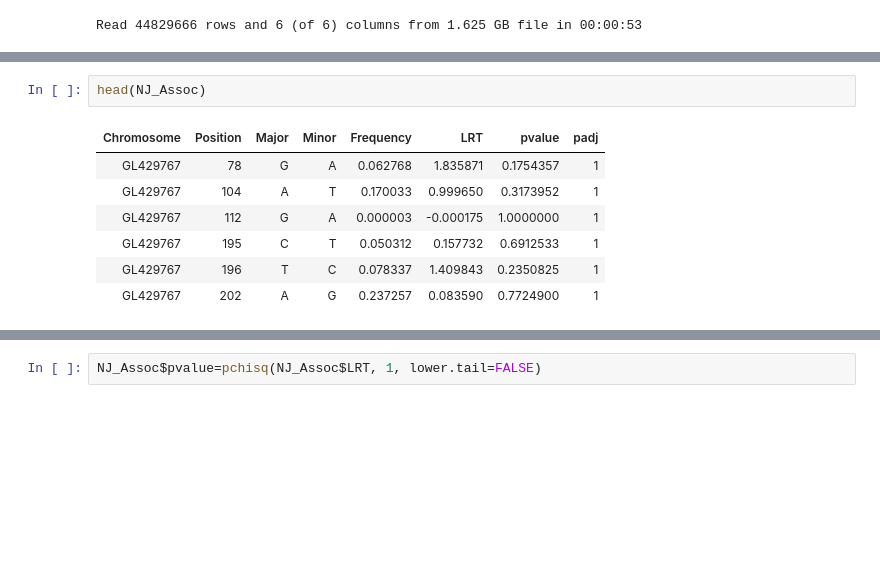
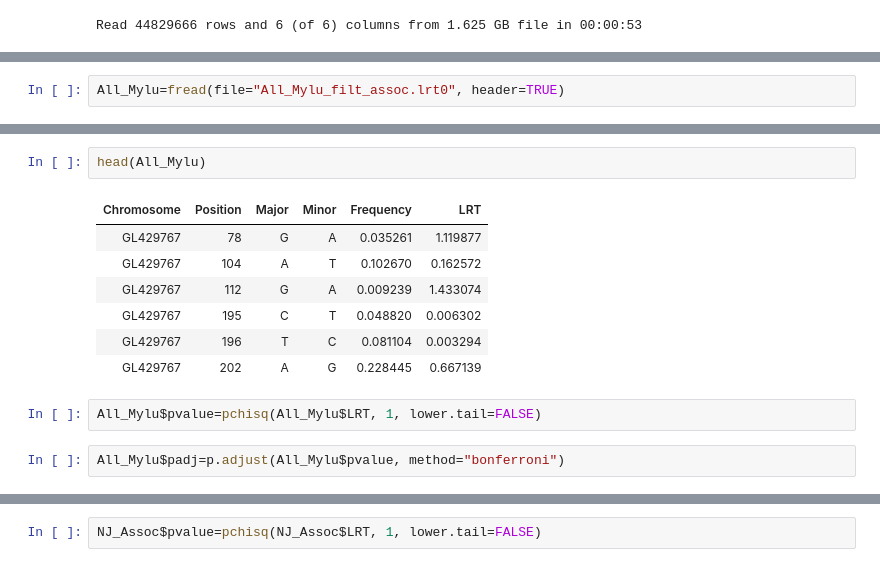
Before and after one commit to sagw/WNS_WGS, a Jupyter notebook: Notebooks/SNP_associations.ipynb, the cells around one changed output, grey strips where cells are left out. Drawn from its saved outputs; the diff is of its cells as text; blank space fills up the shorter version.

```diff
--- a/Notebooks/SNP_associations.ipynb
+++ b/Notebooks/SNP_associations.ipynb
@@ -18,2 +18,4 @@ Read 44829666 rows and 6 (of 6) columns from 1.625 GB file in 00:00:53
 # %% [output]
 Read 58372710 rows and 6 (of 6) columns from 2.103 GB file in 00:01:12
+# %%
+All_Mylu=fread(file="All_Mylu_filt_assoc.lrt0", header=TRUE)
@@ -20,10 +24,14 @@ Read 58372710 rows and 6 (of 6) columns from 2.103 GB file in 00:01:12
 # %%
-head(NJ_Assoc)
+head(All_Mylu)
 # %% [output]
-| Chromosome | Position | Major | Minor | Frequency | LRT | pvalue | padj |
-| GL429767 | 78 | G | A | 0.062768 | 1.835871 | 0.1754357 | 1 |
-| GL429767 | 104 | A | T | 0.170033 | 0.999650 | 0.3173952 | 1 |
-| GL429767 | 112 | G | A | 0.000003 | -0.000175 | 1.0000000 | 1 |
-| GL429767 | 195 | C | T | 0.050312 | 0.157732 | 0.6912533 | 1 |
-| GL429767 | 196 | T | C | 0.078337 | 1.409843 | 0.2350825 | 1 |
-| GL429767 | 202 | A | G | 0.237257 | 0.083590 | 0.7724900 | 1 |
+| Chromosome | Position | Major | Minor | Frequency | LRT |
+| GL429767 | 78 | G | A | 0.035261 | 1.119877 |
+| GL429767 | 104 | A | T | 0.102670 | 0.162572 |
+| GL429767 | 112 | G | A | 0.009239 | 1.433074 |
+| GL429767 | 195 | C | T | 0.048820 | 0.006302 |
+| GL429767 | 196 | T | C | 0.081104 | 0.003294 |
+| GL429767 | 202 | A | G | 0.228445 | 0.667139 |
+# %%
+All_Mylu$pvalue=pchisq(All_Mylu$LRT, 1, lower.tail=FALSE)
+# %%
+All_Mylu$padj=p.adjust(All_Mylu$pvalue, method="bonferroni")
```
Also changed, not shown: parts of 4 cells of this notebook, 11 other files.
